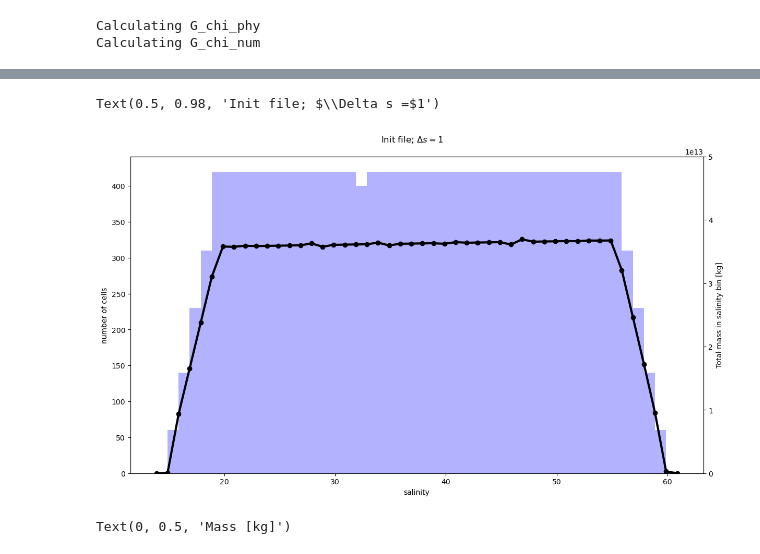
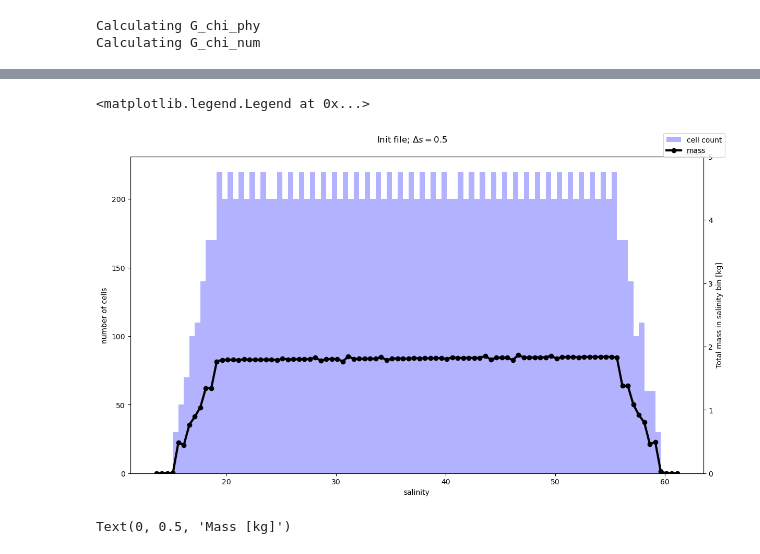
Before and after one commit to kailauyeda/WMT_DVD, a Jupyter notebook: bichan/analysis/preliminary_analysis.ipynb, the cells around one changed output, grey strips where cells are left out. Saved outputs shown, nothing was run; the diff lists cells and outputs as text; code cells hidden in the pictures.

```diff
--- a/bichan/analysis/preliminary_analysis.ipynb
+++ b/bichan/analysis/preliminary_analysis.ipynb
@@ -572,7 +533,7 @@ def find_min_max_idx(da):
 --------
 # %%
 rho_0 = 1026
-target_coord_spacing = 1
+target_coord_spacing = 0.5
 
 G_F_phy_ds, G_chi_phy_ds, G_chi_num_ds, G_phy_comp_ds = calculate_G_mix(rho_0, mesh, avg_ds_output, target_coord_spacing)
 # %% [output]
@@ -714,19 +600,20 @@ init = xr.open_dataset(filepath + '10km_channel_init.nc')
 # %%
 fig, ax1 = plt.subplots(nrows=1, ncols=1, constrained_layout=True, figsize=(12,7))
 
 init.salinity.plot.hist(ax=ax1, bins=target_coords,alpha=0.3, color='blue', label ='cell count');
 ax1.set_ylabel('number of cells')
 
 ax2 = ax1.twinx()
 bin_centers = 0.5 * (target_coords[:-1] + target_coords[1:])
 ax2.plot(target_coords, mass_transform.sum('nCells').isel(Time=0), color='black', linewidth=3, marker='o', label = 'mass')
 
 ax2.set_ylim(0,5e13)
 ax2.set_ylabel('Total mass in salinity bin [kg]')
 fig.suptitle(r'Init file; $\Delta s =$'+ str(target_coord_spacing))
+fig.legend()
 # %% [output]
-Text(0.5, 0.98, 'Init file; $\\Delta s =$1')
+<matplotlib.legend.Legend at 0x...>
-[figure, old version]
+[figure, new version]
 # %%
 mass.sum(dim=['nCells','nVertLevels']).plot()
 plt.title('total Mass_native over time')
```
Also changed, not shown: parts of 38 cells of this notebook, 1 other file.
